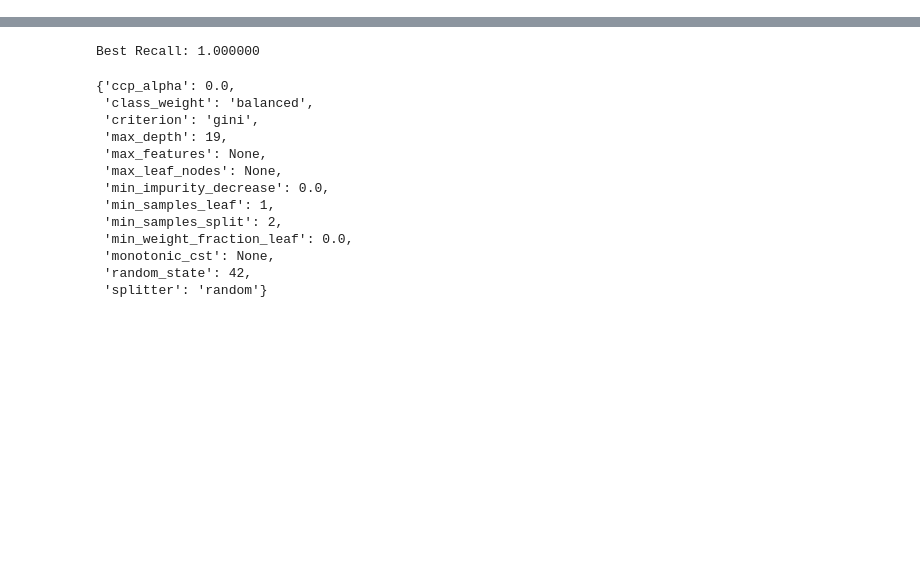
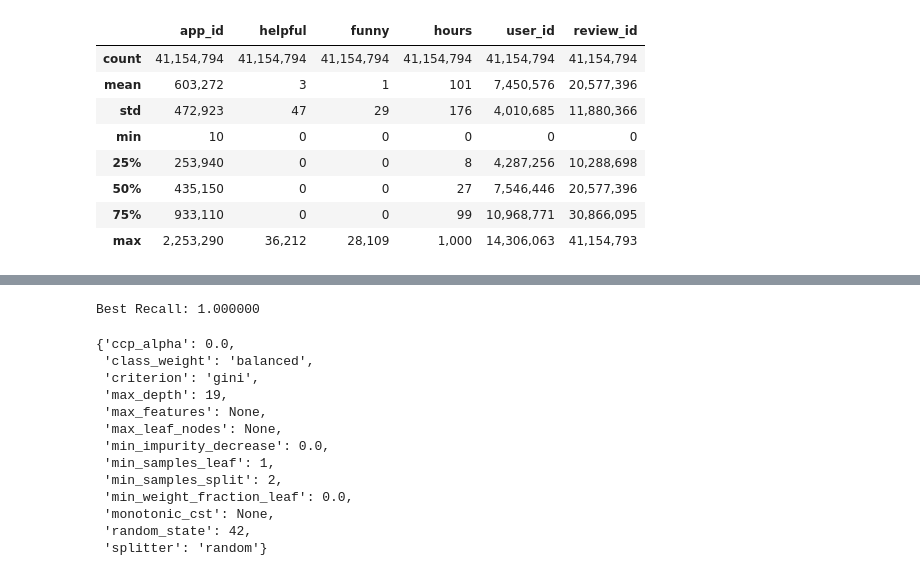
Before and after one commit to swatt45/Capstone, a Jupyter notebook: EDA.ipynb, the cells around one changed output, grey strips where cells are left out. Drawn from its saved outputs; the diff is of its cells as text; code cells hidden in the pictures; blank space fills up the shorter version.

```diff
--- a/EDA.ipynb
+++ b/EDA.ipynb
@@ -7,4 +7,9 @@ from sklearn.neural_network import MLPClassifier
 from sklearn.metrics import fbeta_score, accuracy_score, recall_score, precision_score, confusion_matrix,ConfusionMatrixDisplay
 from sklearn.model_selection import train_test_split
 import pickle
+import seaborn as sns
 from matplotlib import pyplot as plt
+import json
+from wordcloud import WordCloud, STOPWORDS
+%matplotlib inline
+pd.options.display.float_format = '{:,.0f}'.format
@@ -10,0 +19,2 @@ from matplotlib import pyplot as plt
+# %%
+dfreco = pd.read_parquet("recommendations.parquet")
@@ -10,0 +39,12 @@ from matplotlib import pyplot as plt
+# %%
+dfreco.describe()
+# %% [output]
+|  | app_id | helpful | funny | hours | user_id | review_id |
+| count | 41,154,794 | 41,154,794 | 41,154,794 | 41,154,794 | 41,154,794 | 41,154,794 |
+| mean | 603,272 | 3 | 1 | 101 | 7,450,576 | 20,577,396 |
+| std | 472,923 | 47 | 29 | 176 | 4,010,685 | 11,880,366 |
+| min | 10 | 0 | 0 | 0 | 0 | 0 |
+| 25% | 253,940 | 0 | 0 | 8 | 4,287,256 | 10,288,698 |
+| 50% | 435,150 | 0 | 0 | 27 | 7,546,446 | 20,577,396 |
+| 75% | 933,110 | 0 | 0 | 99 | 10,968,771 | 30,866,095 |
+| max | 2,253,290 | 36,212 | 28,109 | 1,000 | 14,306,063 | 41,154,793 |
```
Also changed, not shown: parts of 17 cells of this notebook.
